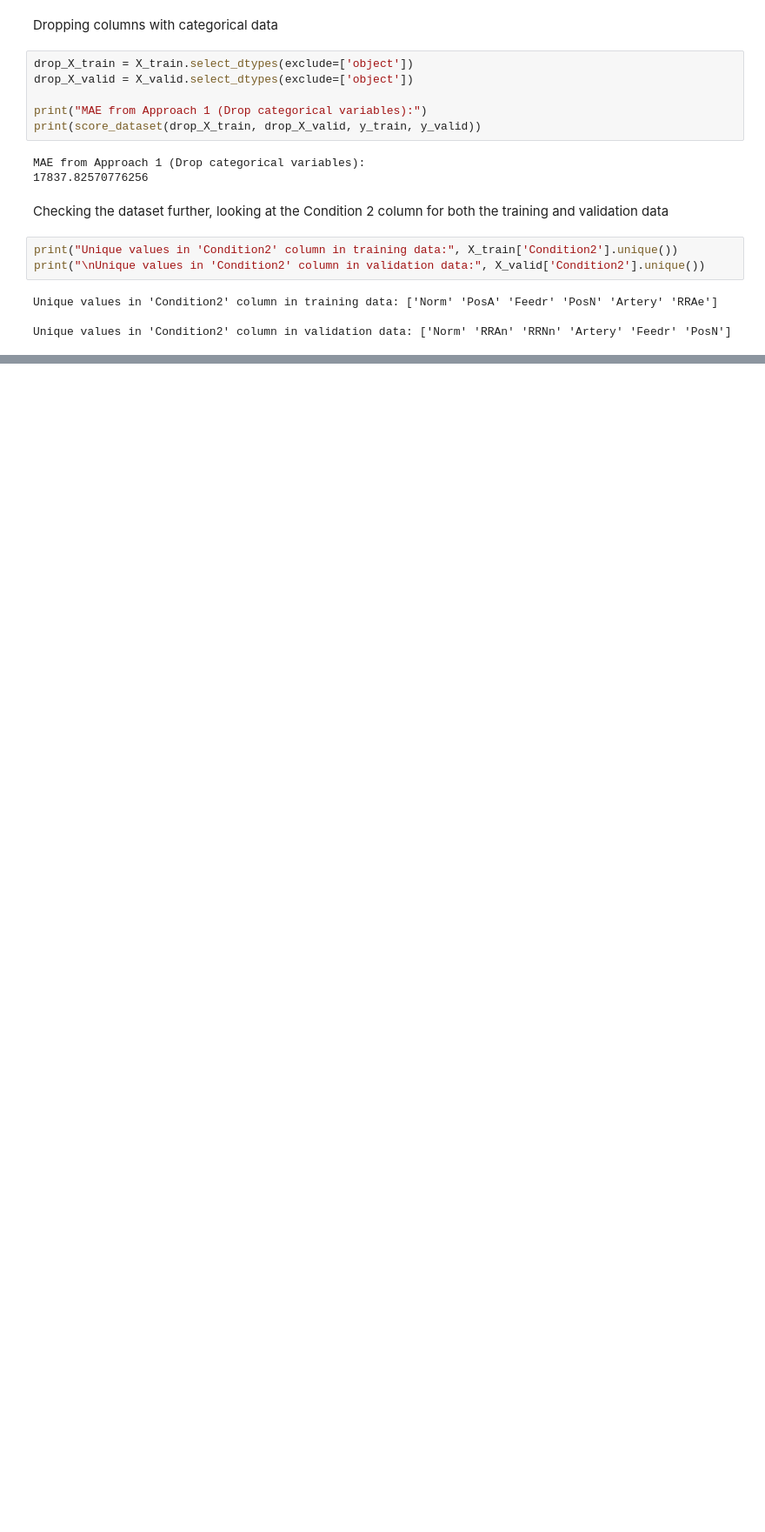
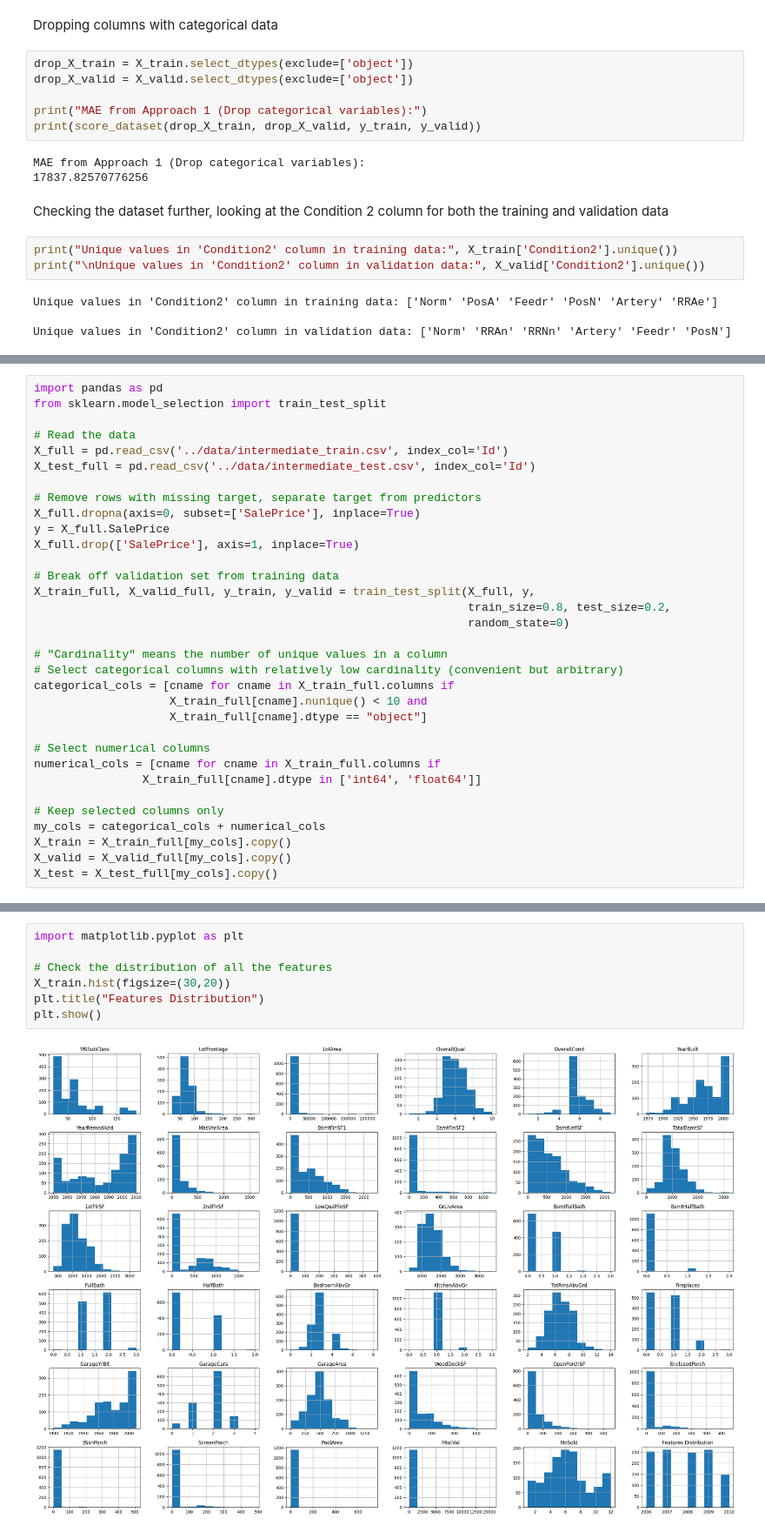
Before and after one commit to salvvilla88/practicing_ds, a Jupyter notebook: kaggle_intermediate_machinelearning.ipynb, the cells around one changed output, grey strips where cells are left out. Shown at 87% size. Cells and saved outputs as stored; diff of their text form; blank space fills up the shorter version.

```diff
--- a/kaggle_intermediate_machinelearning.ipynb
+++ b/kaggle_intermediate_machinelearning.ipynb
@@ -712,0 +976,33 @@ ValueError: Found unknown categories ['RRAn', 'RRNn'] in column 9 during transfo
+# %%
+import pandas as pd
+from sklearn.model_selection import train_test_split
+
+# Read the data
+X_full = pd.read_csv('../data/intermediate_train.csv', index_col='Id')
+X_test_full = pd.read_csv('../data/intermediate_test.csv', index_col='Id')
+
+# Remove rows with missing target, separate target from predictors
+X_full.dropna(axis=0, subset=['SalePrice'], inplace=True)
+y = X_full.SalePrice
+X_full.drop(['SalePrice'], axis=1, inplace=True)
+
+# Break off validation set from training data
+X_train_full, X_valid_full, y_train, y_valid = train_test_split(X_full, y,
+                                                                train_size=0.8, test_size=0.2,
+                                                                random_state=0)
+
+# "Cardinality" means the number of unique values in a column
+# Select categorical columns with relatively low cardinality (convenient but arbitrary)
+categorical_cols = [cname for cname in X_train_full.columns if
+                    X_train_full[cname].nunique() < 10 and
+                    X_train_full[cname].dtype == "object"]
+
+# Select numerical columns
+numerical_cols = [cname for cname in X_train_full.columns if
+                X_train_full[cname].dtype in ['int64', 'float64']]
+
+# Keep selected columns only
+my_cols = categorical_cols + numerical_cols
+X_train = X_train_full[my_cols].copy()
+X_valid = X_valid_full[my_cols].copy()
+X_test = X_test_full[my_cols].copy()
@@ -712,0 +1150,9 @@ ValueError: Found unknown categories ['RRAn', 'RRNn'] in column 9 during transfo
+# %%
+import matplotlib.pyplot as plt
+
+# Check the distribution of all the features
+X_train.hist(figsize=(30,20))
+plt.title("Features Distribution")
+plt.show()
+# %% [output]
+[figure, added]
```
Also changed, not shown: parts of 52 cells of this notebook.
